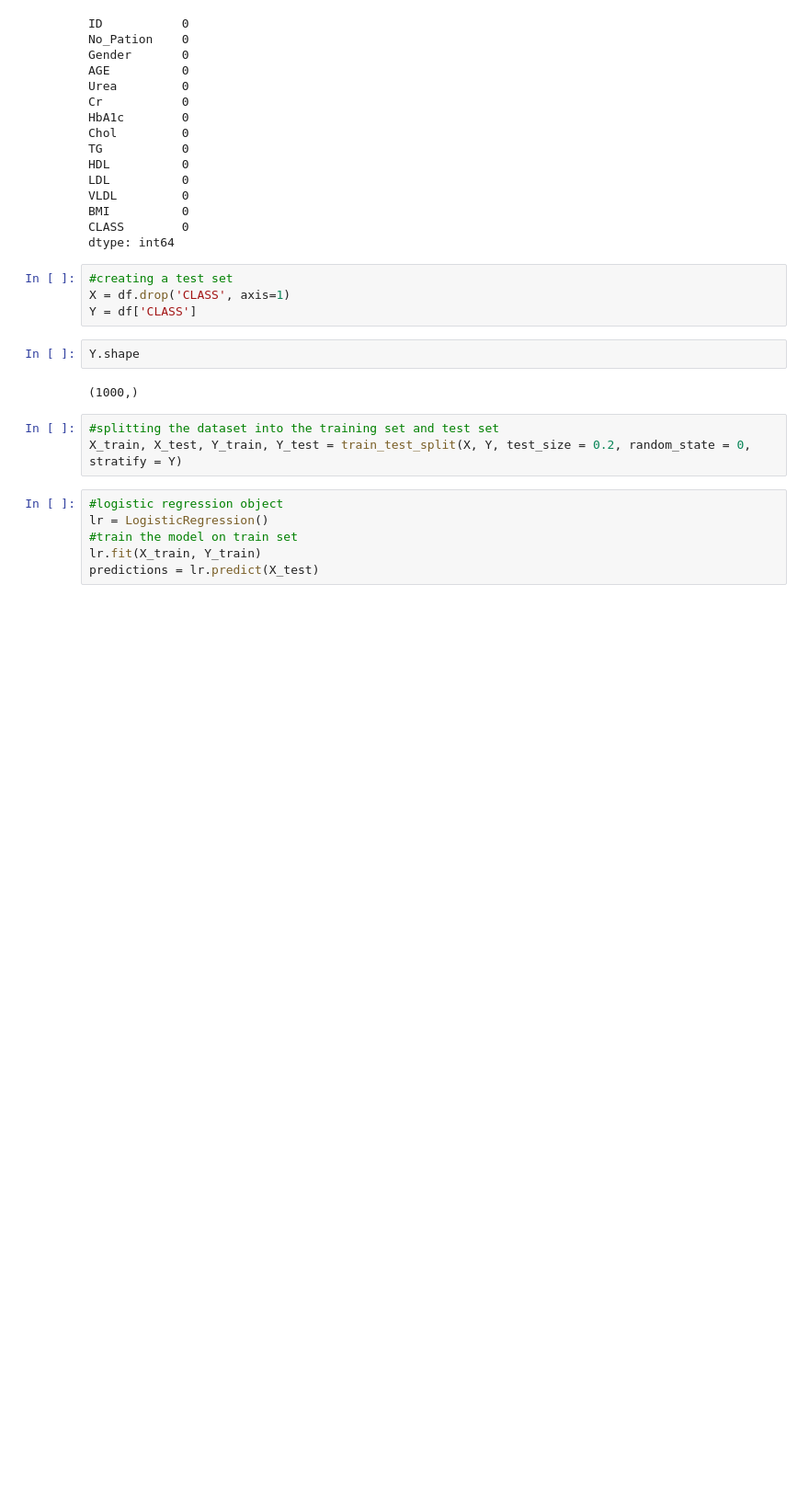
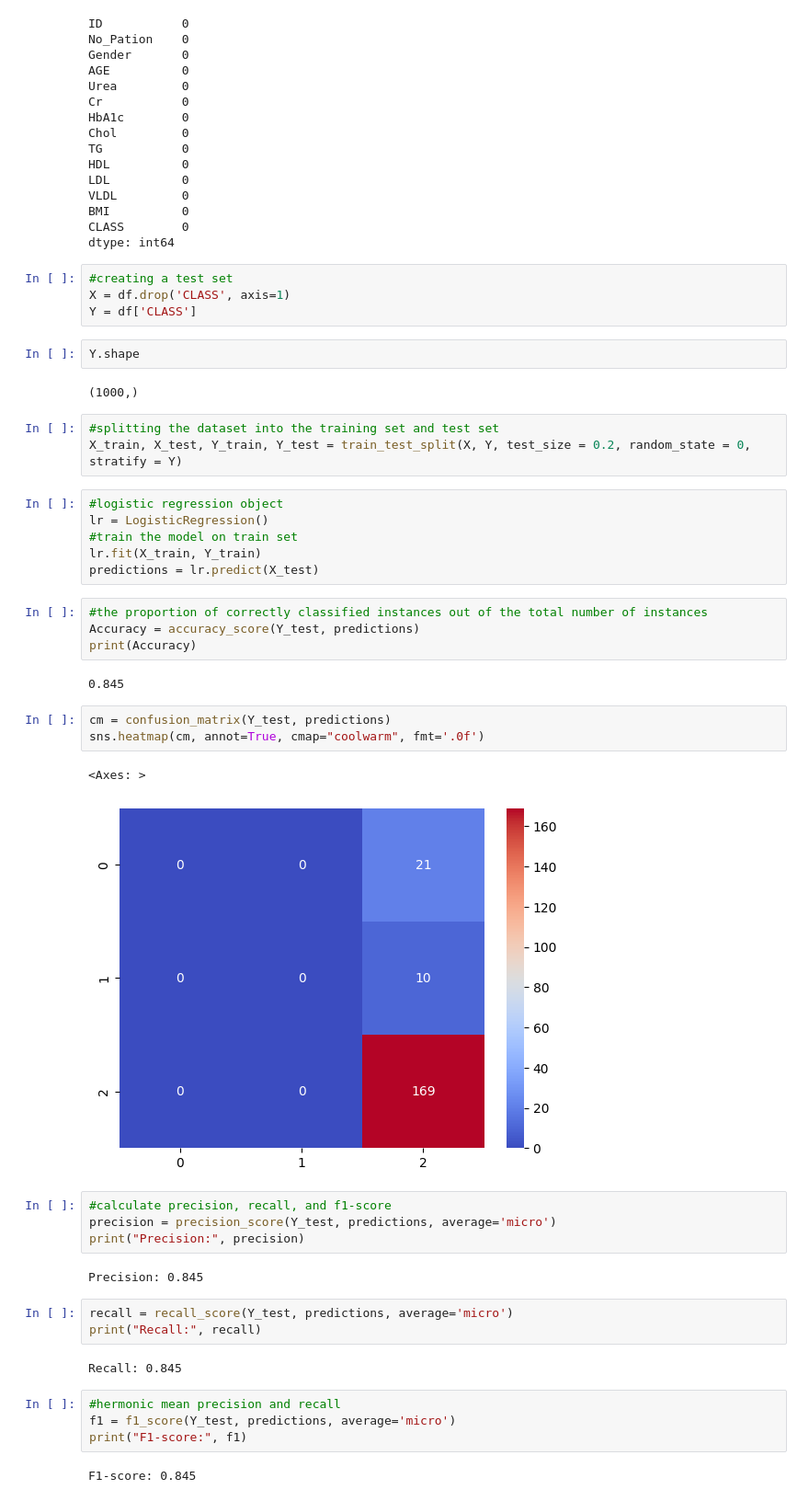
Before and after one commit to MoazzemhossainMoazz/EDGE_AI, a Jupyter notebook: EDGE_classwork_17_7_2023.ipynb, the cells around one changed output. Shown: that part at 92% size. Cells and saved outputs as stored; diff of their text form; blank space fills up the shorter version.

Commit message:
Added Regression Matrix

```diff
--- a/EDGE_classwork_17_7_2023.ipynb
+++ b/EDGE_classwork_17_7_2023.ipynb
@@ -244,3 +244,32 @@ lr = LogisticRegression()
 #train the model on train set
 lr.fit(X_train, Y_train)
 predictions = lr.predict(X_test)
+# %%
+#the proportion of correctly classified instances out of the total number of instances
+Accuracy = accuracy_score(Y_test, predictions)
+print(Accuracy)
+# %% [output]
+0.845
+# %%
+cm = confusion_matrix(Y_test, predictions)
+sns.heatmap(cm, annot=True, cmap="coolwarm", fmt='.0f')
+# %% [output]
+<Axes: >
+[figure, added]
+# %%
+#calculate precision, recall, and f1-score
+precision = precision_score(Y_test, predictions, average='micro')
+print("Precision:", precision)
+# %% [output]
+Precision: 0.845
+# %%
+recall = recall_score(Y_test, predictions, average='micro')
+print("Recall:", recall)
+# %% [output]
+Recall: 0.845
+# %%
+#hermonic mean precision and recall
+f1 = f1_score(Y_test, predictions, average='micro')
+print("F1-score:", f1)
+# %% [output]
+F1-score: 0.845
```
Also changed, not shown: parts of 6 cells of this notebook.
